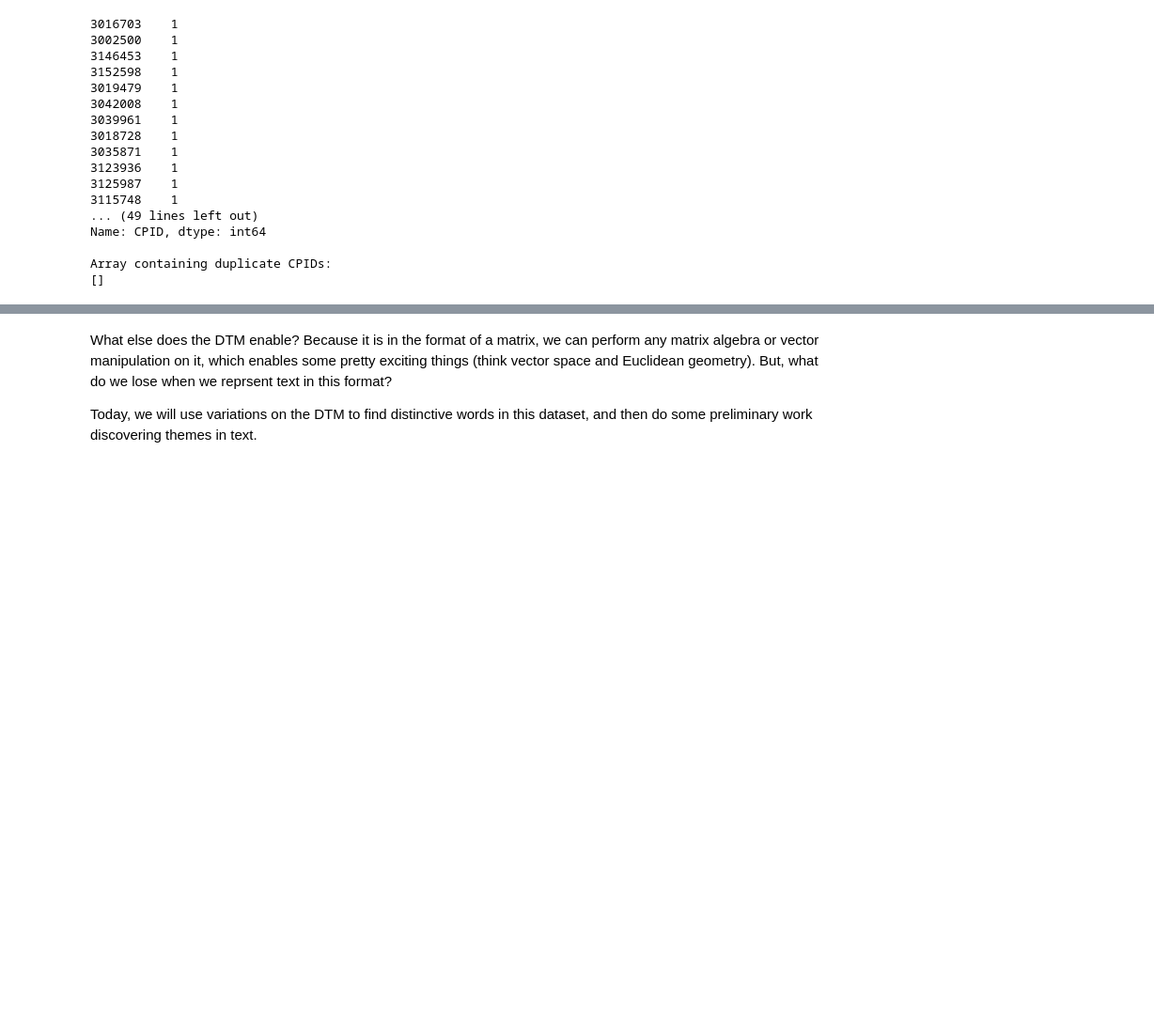
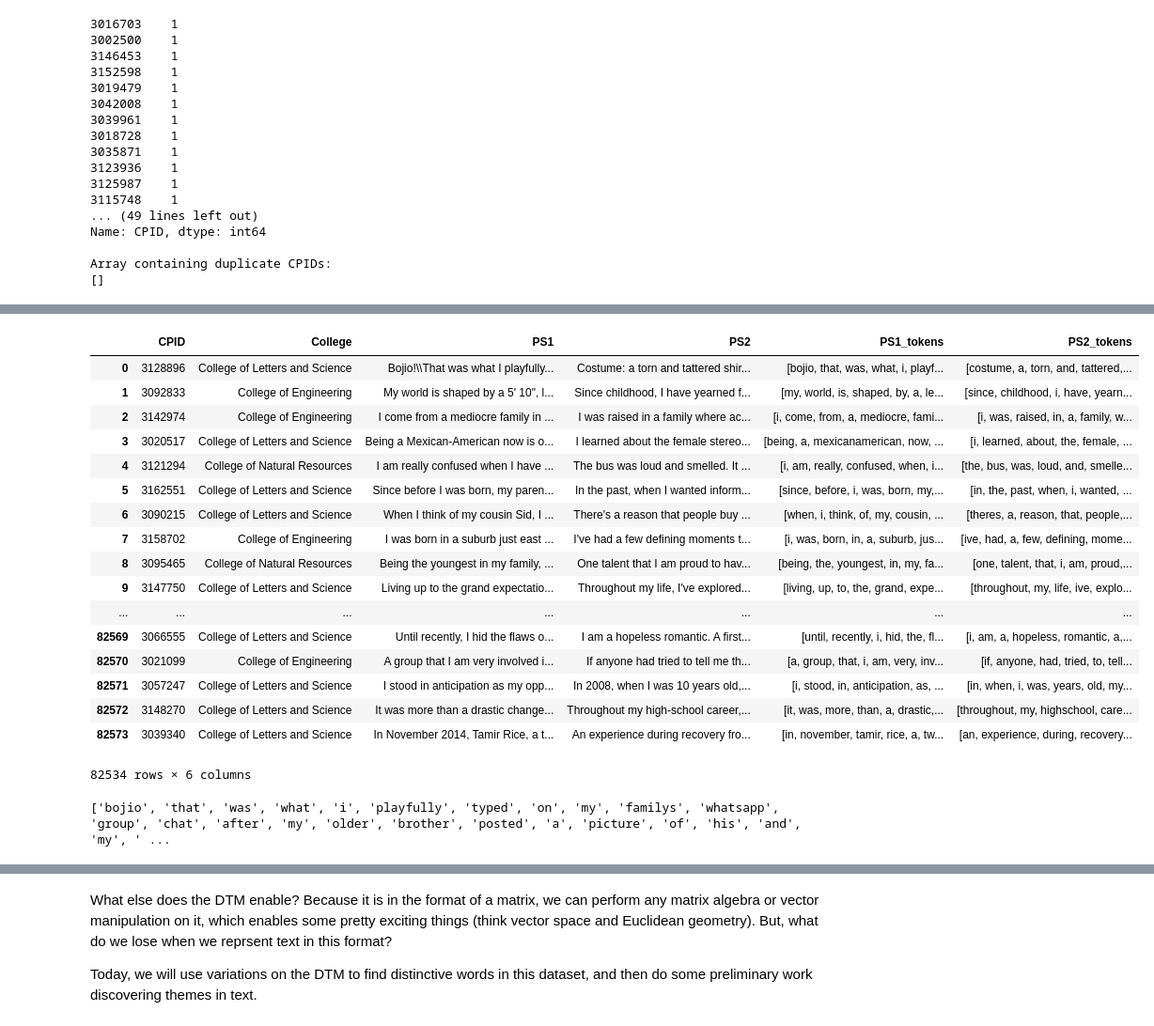
Before and after one commit to BeniamG/Admissions_Essays, a Jupyter notebook: Admissions_Essays_Full_Test_Topic_Modeling.ipynb, the cells around one changed output, grey strips where cells are left out. Shown at 94% size. Drawn from its saved outputs; the diff is of its cells as text; code cells hidden in the pictures; blank space fills up the shorter version.

```diff
--- a/Admissions_Essays_Full_Test_Topic_Modeling.ipynb
+++ b/Admissions_Essays_Full_Test_Topic_Modeling.ipynb
@@ -231,0 +332,30 @@ df_no_missing
+# %%
+#create two new columns with tokenized essay responses.
+#In the same opperation it make everything lowercase.
+df_no_missing['PS1_tokens'] = df_no_missing['PS1'].str.replace('\\', ' ').str.lower().str.replace('[^\w\s]','').str.replace('[\d]','').str.split()
+df_no_missing['PS2_tokens'] = df_no_missing['PS2'].str.replace('\\', ' ').str.lower().str.replace('[^\w\s]','').str.replace('[\d]','').str.split()
+df_no_missing
+# %% [output]
+|  | CPID | College | PS1 | PS2 | PS1_tokens | PS2_tokens |
+| 0 | 3128896 | College of Letters and Science | Bojio!\\That was what I playfully... | Costume: a torn and tattered shir... | [bojio, that, was, what, i, playf... | [costume, a, torn, and, tattered,... |
+| 1 | 3092833 | College of Engineering | My world is shaped by a 5' 10", l... | Since childhood, I have yearned f... | [my, world, is, shaped, by, a, le... | [since, childhood, i, have, yearn... |
+| 2 | 3142974 | College of Engineering | I come from a mediocre family in ... | I was raised in a family where ac... | [i, come, from, a, mediocre, fami... | [i, was, raised, in, a, family, w... |
+| 3 | 3020517 | College of Letters and Science | Being a Mexican-American now is o... | I learned about the female stereo... | [being, a, mexicanamerican, now, ... | [i, learned, about, the, female, ... |
+| 4 | 3121294 | College of Natural Resources | I am really confused when I have ... | The bus was loud and smelled. It ... | [i, am, really, confused, when, i... | [the, bus, was, loud, and, smelle... |
+| 5 | 3162551 | College of Letters and Science | Since before I was born, my paren... | In the past, when I wanted inform... | [since, before, i, was, born, my,... | [in, the, past, when, i, wanted, ... |
+| 6 | 3090215 | College of Letters and Science | When I think of my cousin Sid, I ... | There's a reason that people buy ... | [when, i, think, of, my, cousin, ... | [theres, a, reason, that, people,... |
+| 7 | 3158702 | College of Engineering | I was born in a suburb just east ... | I've had a few defining moments t... | [i, was, born, in, a, suburb, jus... | [ive, had, a, few, defining, mome... |
+| 8 | 3095465 | College of Natural Resources | Being the youngest in my family, ... | One talent that I am proud to hav... | [being, the, youngest, in, my, fa... | [one, talent, that, i, am, proud,... |
+| 9 | 3147750 | College of Letters and Science | Living up to the grand expectatio... | Throughout my life, I've explored... | [living, up, to, the, grand, expe... | [throughout, my, life, ive, explo... |
+| ... | ... | ... | ... | ... | ... | ... |
+| 82569 | 3066555 | College of Letters and Science | Until recently, I hid the flaws o... | I am a hopeless romantic. A first... | [until, recently, i, hid, the, fl... | [i, am, a, hopeless, romantic, a,... |
+| 82570 | 3021099 | College of Engineering | A group that I am very involved i... | If anyone had tried to tell me th... | [a, group, that, i, am, very, inv... | [if, anyone, had, tried, to, tell... |
+| 82571 | 3057247 | College of Letters and Science | I stood in anticipation as my opp... | In 2008, when I was 10 years old,... | [i, stood, in, anticipation, as, ... | [in, when, i, was, years, old, my... |
+| 82572 | 3148270 | College of Letters and Science | It was more than a drastic change... | Throughout my high-school career,... | [it, was, more, than, a, drastic,... | [throughout, my, highschool, care... |
+| 82573 | 3039340 | College of Letters and Science | In November 2014, Tamir Rice, a t... | An experience during recovery fro... | [in, november, tamir, rice, a, tw... | [an, experience, during, recovery... |
+82534 rows × 6 columns
+# %%
+# this shows that we've mostly delt with the odd backslashes and cleand the text in a bunch of other ways!
+print(df_no_missing['PS1_tokens'][0])
+# %% [output]
+['bojio', 'that', 'was', 'what', 'i', 'playfully', 'typed', 'on', 'my', 'familys', 'whatsapp', 'group', 'chat', 'after', 'my', 'older', 'brother', 'posted', 'a', 'picture', 'of', 'his', 'and', 'my', ' ...
```
Also changed, not shown: parts of 68 cells of this notebook.
